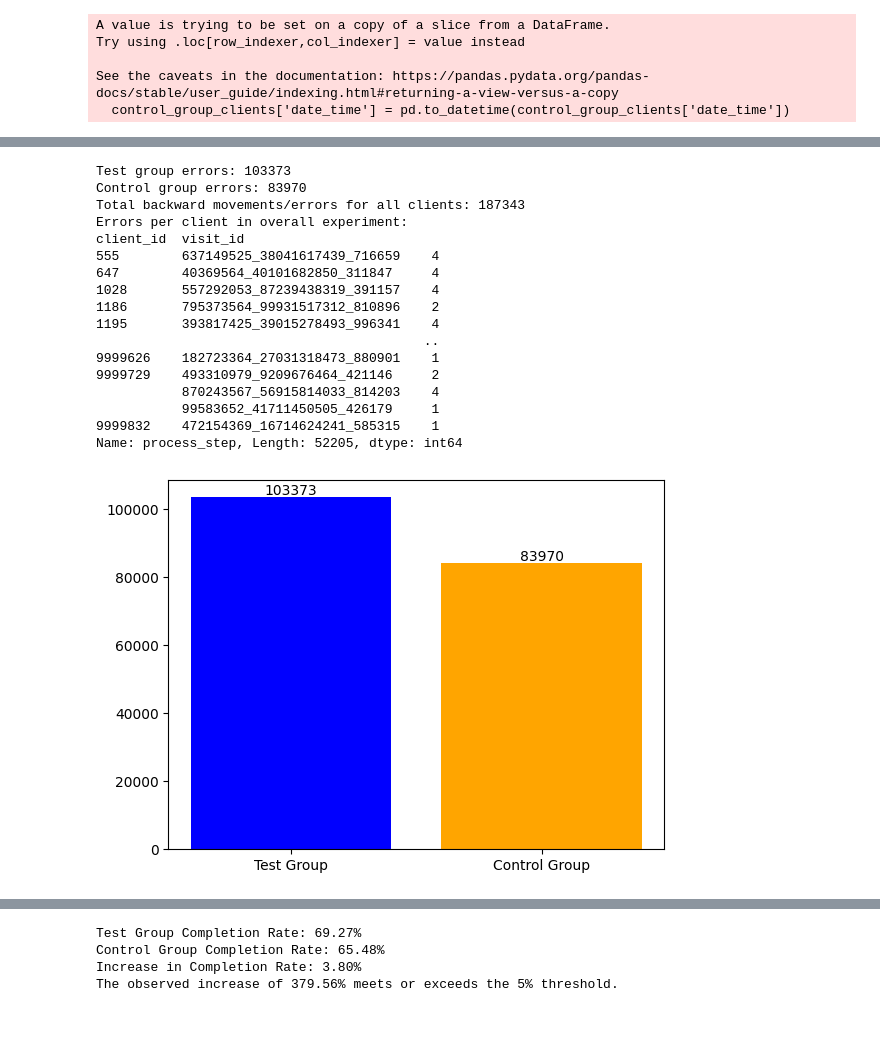
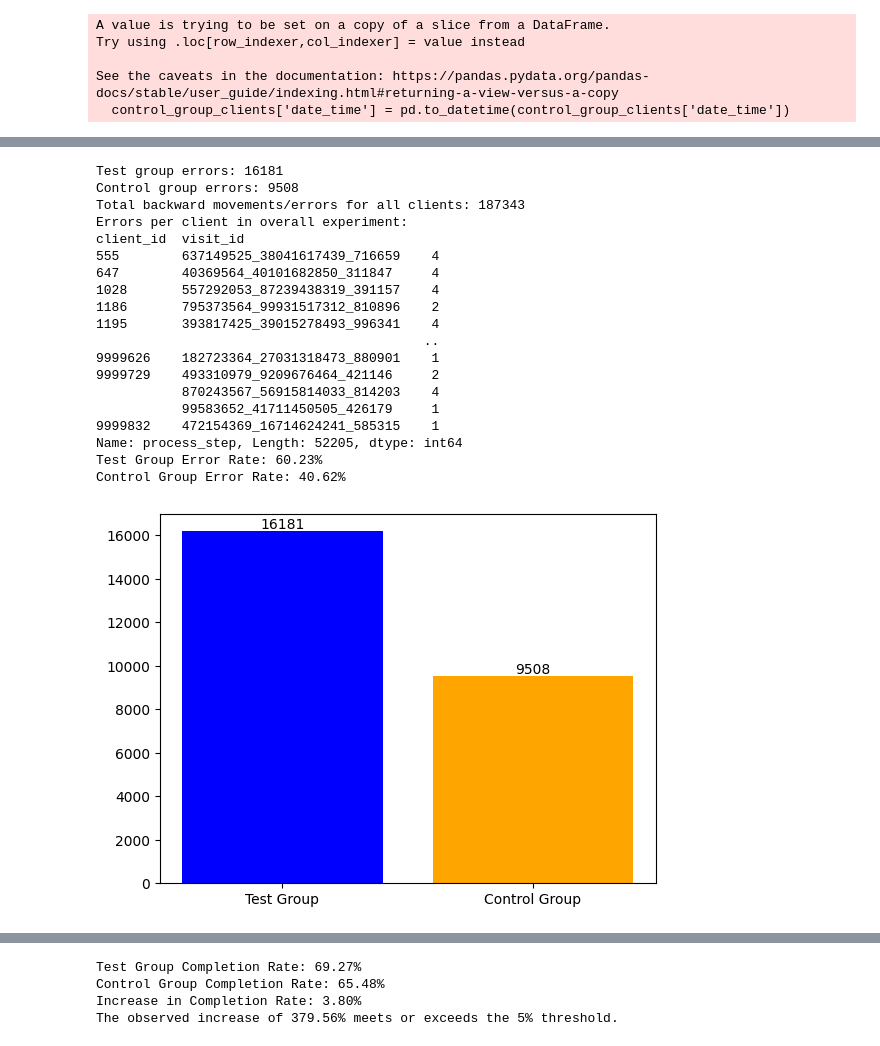
Before and after one commit to mirajkarsneha/vanguard-ab-test, a Jupyter notebook: kpis.ipynb, the cells around one changed output, grey strips where cells are left out. Cells and saved outputs as stored; diff of their text form; code cells hidden in the pictures.

```diff
--- a/kpis.ipynb
+++ b/kpis.ipynb
@@ -143,6 +149,10 @@ def count_backward_movements(steps):
 
     return errors
 
+# Calculate total users in each group
+test_group_total_users = test_group_clients['client_id'].nunique()
+control_group_total_users = control_group_clients['client_id'].nunique()
+
 # Calculate test group errors
 test_group_error = test_group_clients.groupby(['client_id', 'visit_id'])['process_step'].apply(list)
 test_group_error = test_group_error.apply(count_backward_movements)
@@ -161,33 +171,46 @@ total_errors = df_final_experiment_errors.sum()
 print(f"Total backward movements/errors for all clients: {total_errors}")
 
 # Optionally, show errors for each client
 print("Errors per client in overall experiment:")
 print(df_final_experiment_errors[df_final_experiment_errors > 0])
 
+def calculate_error_rate(error_counts, total_users):
+    return (error_counts / total_users) * 100 if total_users > 0 else 0
+
+# Calculate error rates
+test_group_error_rate = calculate_error_rate(test_group_total_errors, test_group_total_users)
+control_group_error_rate = calculate_error_rate(control_group_total_errors, control_group_total_users)
+
+# Print error rates
+print(f"Test Group Error Rate: {test_group_error_rate:.2f}%")
+print(f"Control Group Error Rate: {control_group_error_rate:.2f}%")
+
 # Bar plot
 labels = ['Test Group', 'Control Group']
 error_counts = [test_group_total_errors, control_group_total_errors]
 
 plt.bar(labels, error_counts, color=['blue', 'orange'])
 for index, count in enumerate(error_counts):
     plt.text(index, count + 1, f'{count}', ha='center', va='bottom')
 plt.show()
 # %% [output]
-Test group errors: 103373
-Control group errors: 83970
+Test group errors: 16181
+Control group errors: 9508
 Total backward movements/errors for all clients: 187343
 Errors per client in overall experiment:
 client_id  visit_id
 555        637149525_38041617439_716659    4
 647        40369564_40101682850_311847     4
 1028       557292053_87239438319_391157    4
 1186       795373564_99931517312_810896    2
 1195       393817425_39015278493_996341    4
                                           ..
 9999626    182723364_27031318473_880901    1
 9999729    493310979_9209676464_421146     2
            870243567_56915814033_814203    4
            99583652_41711450505_426179     1
 9999832    472154369_16714624241_585315    1
 Name: process_step, Length: 52205, dtype: int64
+Test Group Error Rate: 60.23%
+Control Group Error Rate: 40.62%
-[figure, old version]
+[figure, new version]
```
Also changed, not shown: parts of 6 cells of this notebook, 2 other files.
